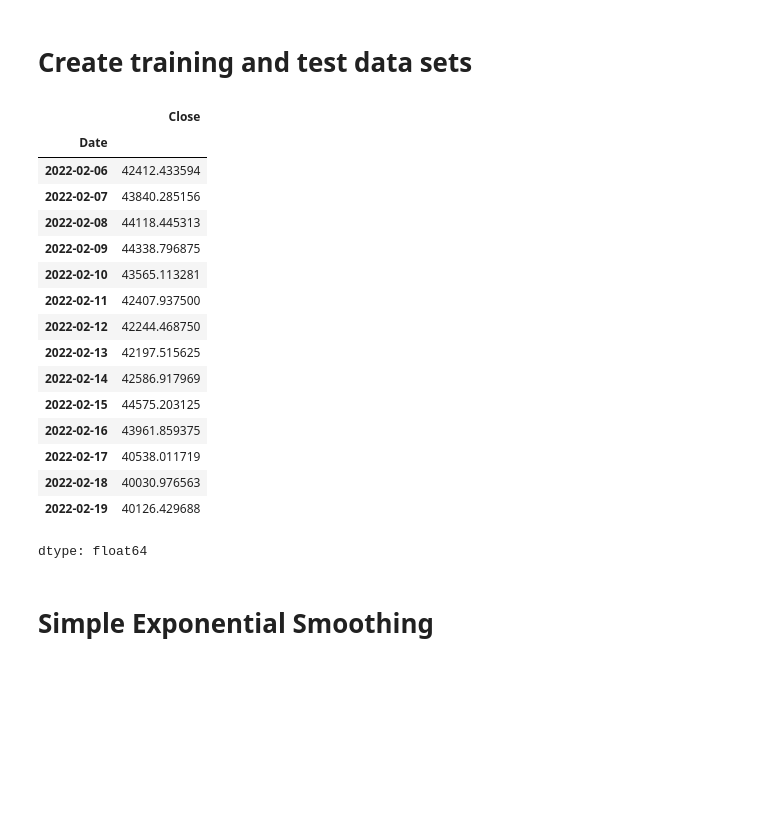
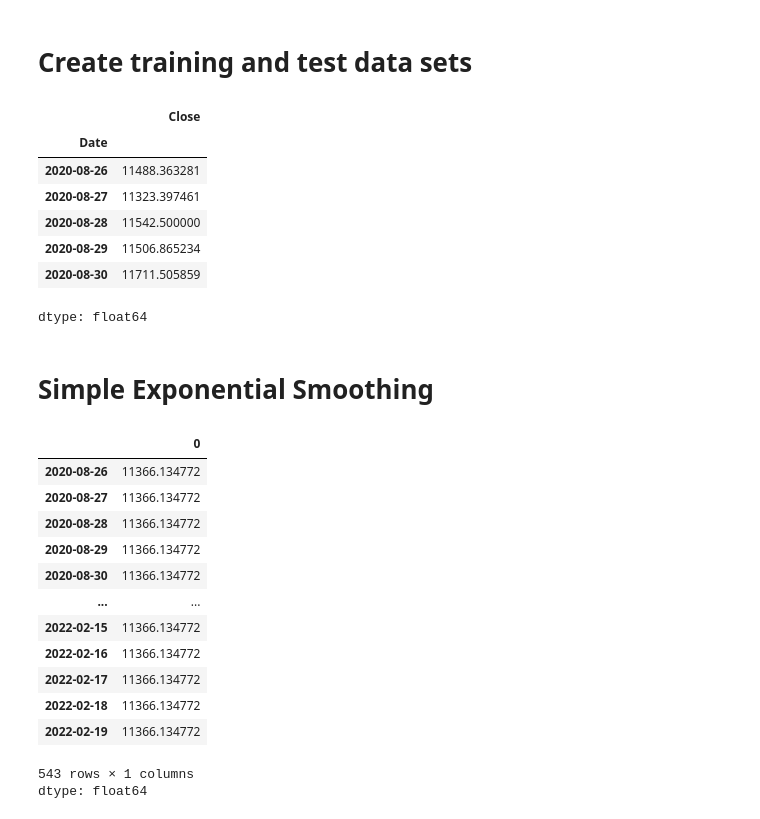
Before and after one commit to DarshanaHeendeniya/ML_Learning, a Jupyter notebook: Bitcoin_Price.ipynb, the cells around one changed output. Drawn from its saved outputs; the diff is of its cells as text; code cells hidden in the pictures; blank space fills up the shorter version.

```diff
--- a/Bitcoin_Price.ipynb
+++ b/Bitcoin_Price.ipynb
@@ -366,32 +366,40 @@ plt.show()
 # %% [markdown]
 # **Create training and test data sets**
 # %%
-from statsmodels.tsa.holtwinters import SimpleExpSmoothing
+from statsmodels.tsa.holtwinters import SimpleExpSmoothing, ExponentialSmoothing
 
-period = 14
+period = 543
 
 train, test = df1.iloc[:-period, 3], df1.iloc[-period:, 3]
-test
+test.head()
 # %% [output]
 |  | Close |
 | Date |  |
-| 2022-02-06 | 42412.433594 |
-| 2022-02-07 | 43840.285156 |
-| 2022-02-08 | 44118.445313 |
-| 2022-02-09 | 44338.796875 |
-| 2022-02-10 | 43565.113281 |
-| 2022-02-11 | 42407.937500 |
-| 2022-02-12 | 42244.468750 |
-| 2022-02-13 | 42197.515625 |
-| 2022-02-14 | 42586.917969 |
-| 2022-02-15 | 44575.203125 |
-| 2022-02-16 | 43961.859375 |
-| 2022-02-17 | 40538.011719 |
-| 2022-02-18 | 40030.976563 |
-| 2022-02-19 | 40126.429688 |
+| 2020-08-26 | 11488.363281 |
+| 2020-08-27 | 11323.397461 |
+| 2020-08-28 | 11542.500000 |
+| 2020-08-29 | 11506.865234 |
+| 2020-08-30 | 11711.505859 |
 dtype: float64
 # %% [markdown]
 # **Simple Exponential Smoothing**
 # %%
 model = SimpleExpSmoothing(train)
 model_fit = model.fit()
+prediction = model_fit.forecast(len(test))
+prediction
+# %% [output]
+|  | 0 |
+| 2020-08-26 | 11366.134772 |
+| 2020-08-27 | 11366.134772 |
+| 2020-08-28 | 11366.134772 |
+| 2020-08-29 | 11366.134772 |
+| 2020-08-30 | 11366.134772 |
+| ... | ... |
+| 2022-02-15 | 11366.134772 |
+| 2022-02-16 | 11366.134772 |
+| 2022-02-17 | 11366.134772 |
+| 2022-02-18 | 11366.134772 |
+| 2022-02-19 | 11366.134772 |
+543 rows × 1 columns
+dtype: float64
```
Also changed, not shown: parts of 5 cells of this notebook.
